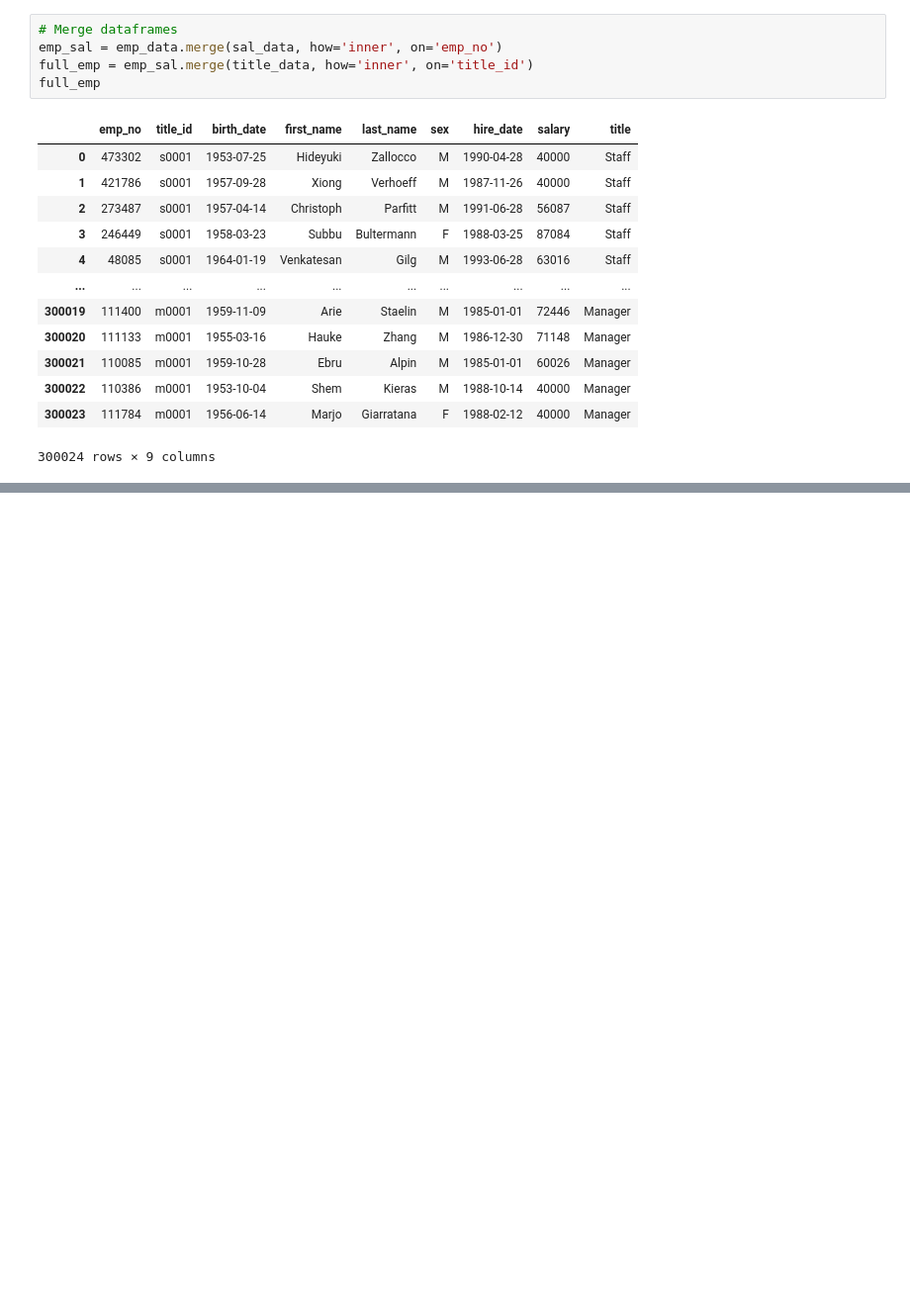
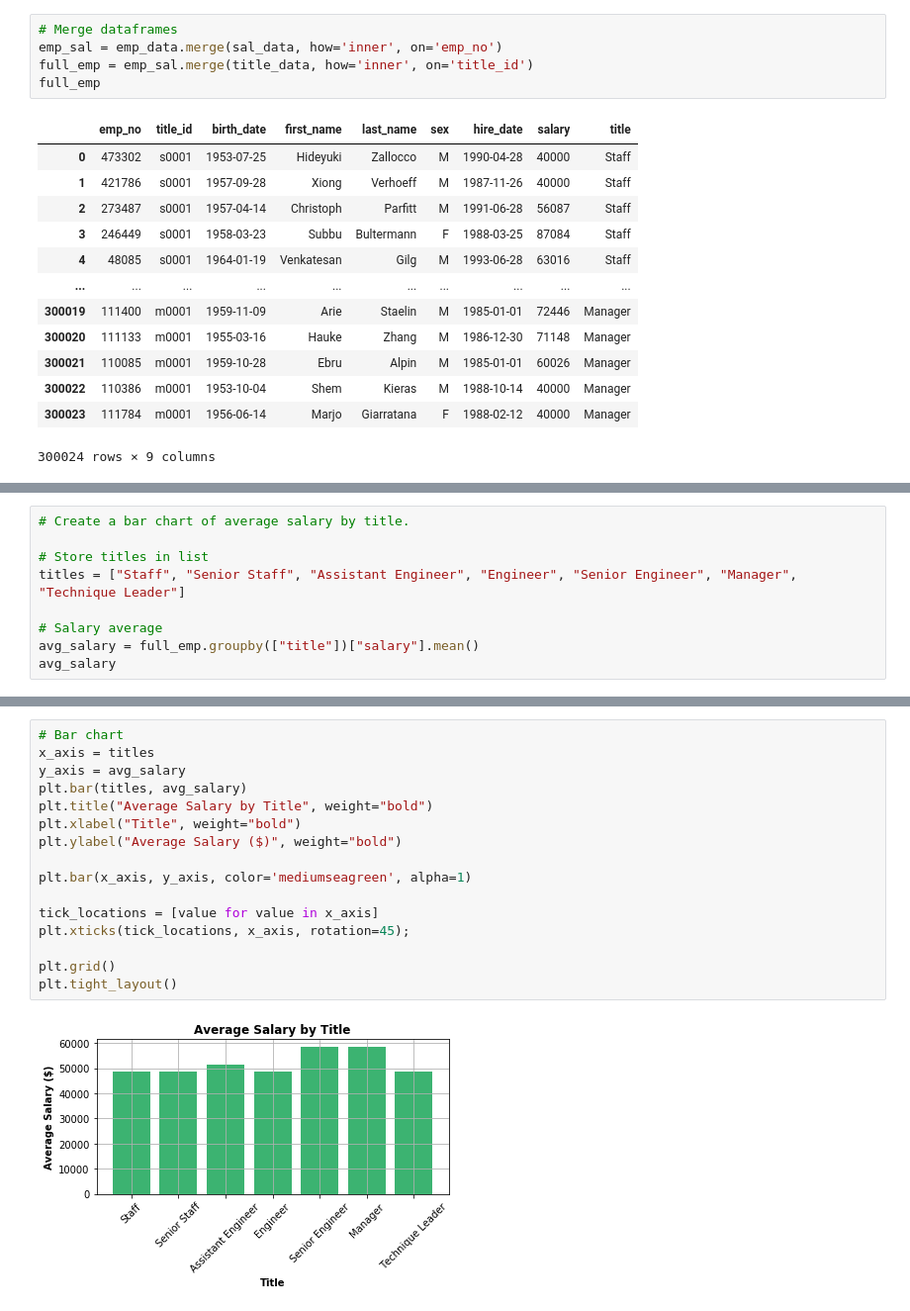
Before and after one commit to kimcrine/sql-challenge, a Jupyter notebook: EmployeeSQL/Bonus/SQLChallengeBonus.ipynb, the cells around one changed output, grey strips where cells are left out. Shown at 99% size. Drawn from its saved outputs; the diff is of its cells as text; blank space fills up the shorter version.

Commit message:
updating bonus with completed bar chart for avg salary per title and saved png

```diff
--- a/EmployeeSQL/Bonus/SQLChallengeBonus.ipynb
+++ b/EmployeeSQL/Bonus/SQLChallengeBonus.ipynb
@@ -89,0 +88,9 @@ plt.savefig("SalariesRange.png")
+# %%
+# Create a bar chart of average salary by title.
+
+# Store titles in list
+titles = ["Staff", "Senior Staff", "Assistant Engineer", "Engineer", "Senior Engineer", "Manager", "Technique Leader"]
+
+# Salary average
+avg_salary = full_emp.groupby(["title"])["salary"].mean()
+avg_salary
@@ -89,0 +107,18 @@ plt.savefig("SalariesRange.png")
+# %%
+# Bar chart
+x_axis = titles
+y_axis = avg_salary
+plt.bar(titles, avg_salary)
+plt.title("Average Salary by Title", weight="bold")
+plt.xlabel("Title", weight="bold")
+plt.ylabel("Average Salary ($)", weight="bold")
+
+plt.bar(x_axis, y_axis, color='mediumseagreen', alpha=1)
+
+tick_locations = [value for value in x_axis]
+plt.xticks(tick_locations, x_axis, rotation=45);
+
+plt.grid()
+plt.tight_layout()
+# %% [output]
+[figure, added]
```
Also changed, not shown: parts of 3 cells of this notebook, 1 other file.
